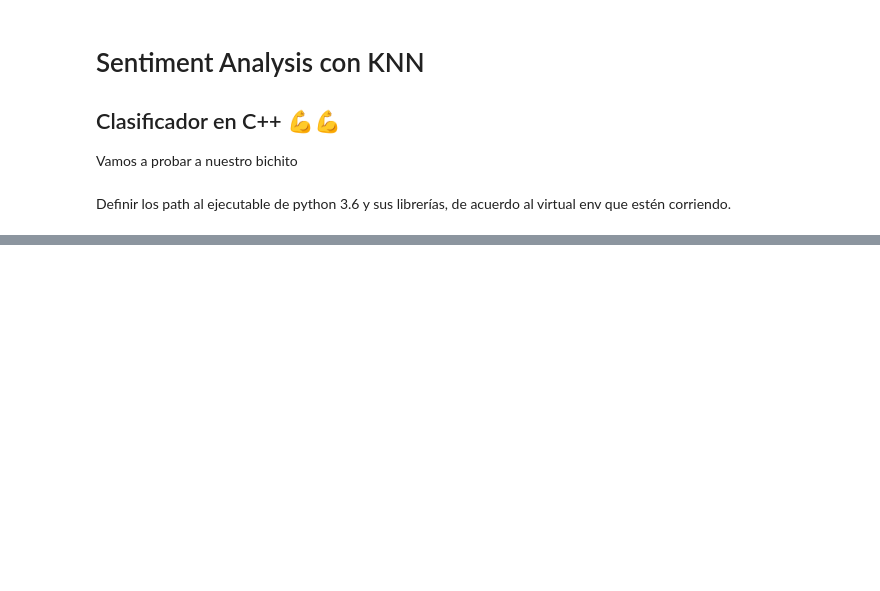
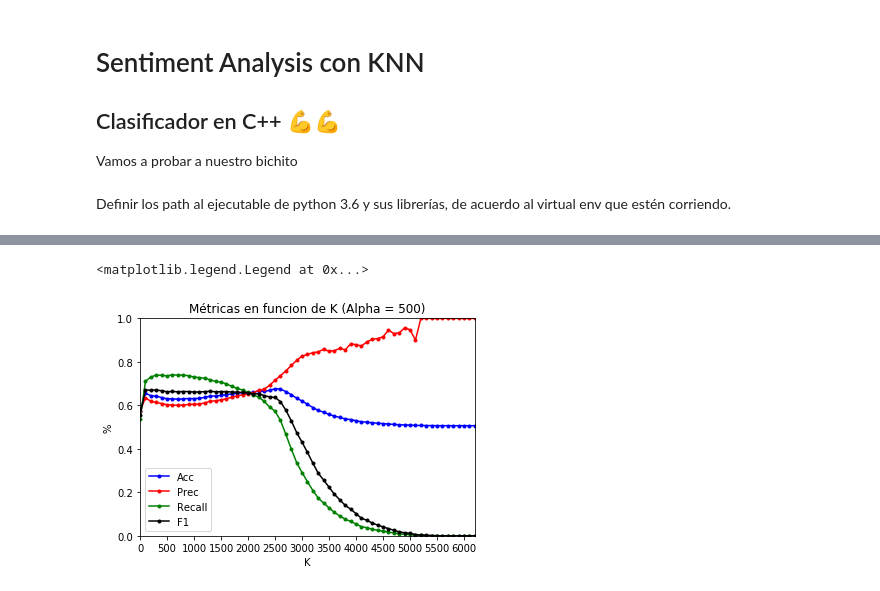
Before and after one commit to blastervla/SentimentAnalysisMetNum, a Jupyter notebook: notebooks/knn.ipynb, the cells around one changed output, grey strips where cells are left out. Cells and saved outputs as stored; diff of their text form; code cells hidden in the pictures; blank space fills up the shorter version.

```diff
--- a/notebooks/knn.ipynb
+++ b/notebooks/knn.ipynb
@@ -166,0 +235,14 @@ plt.gca().legend(('Acc','Prec','Recall','F1'))
+# %%
+plt.plot(K_vals,mets[:,0], 'b.-')
+plt.plot(K_vals,mets[:,1], 'r.-')
+plt.plot(K_vals,mets[:,2], 'g.-')
+plt.plot(K_vals,mets[:,3], 'k.-')
+plt.title("Métricas en funcion de K (Alpha = 500)")
+plt.xlabel("K")
+plt.ylabel("%")
+plt.axis([1, K_vals[-1], 0, 1])
+plt.xticks(np.arange(0, K_vals[-1], 500.0))
+plt.gca().legend(('Acc','Prec','Recall','F1'))
+# %% [output]
+<matplotlib.legend.Legend at 0x...>
+[figure, added]
```
Also changed, not shown: parts of 15 cells of this notebook, 7 other files.
